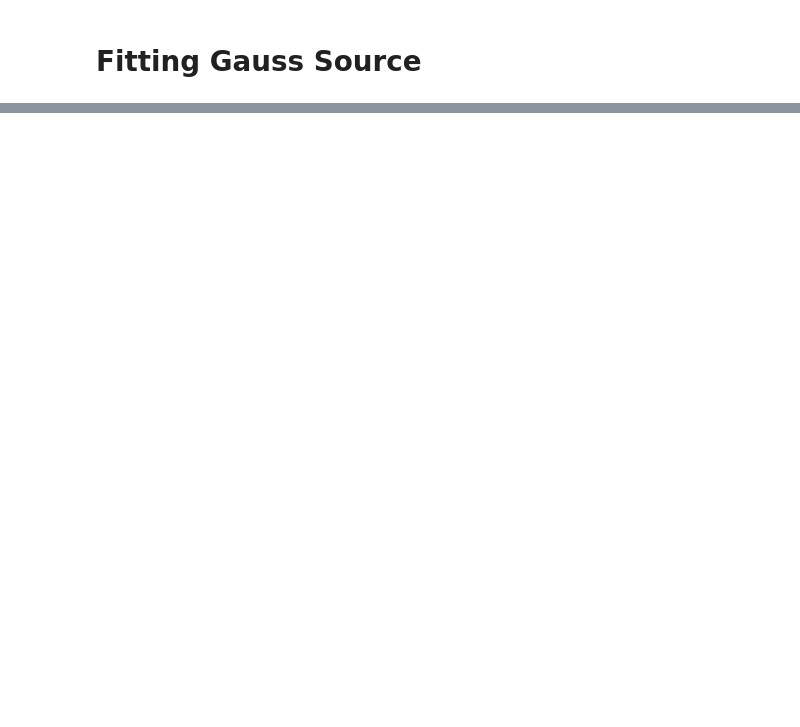
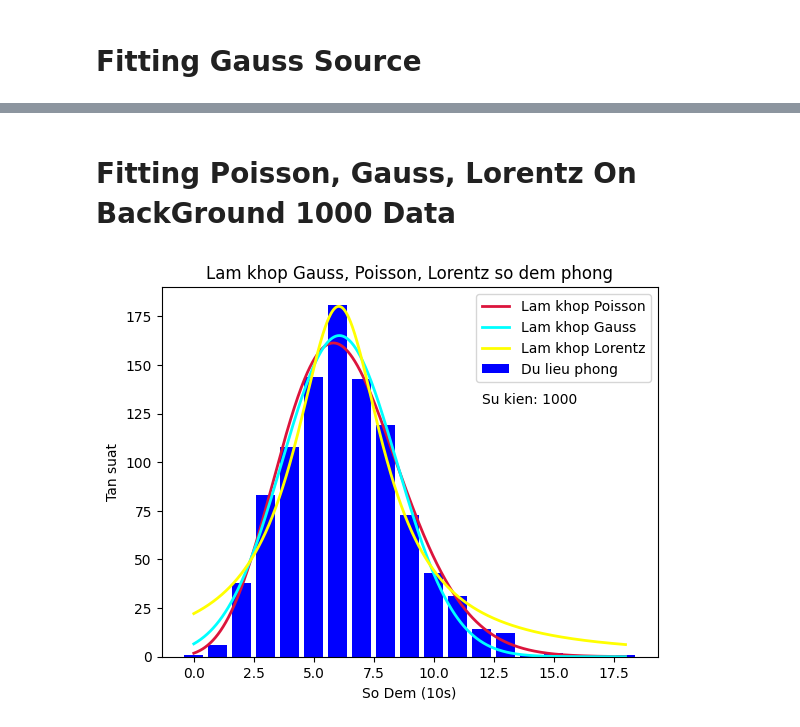
Before and after one commit to danganminh/BaiThucTapCuoi, a Jupyter notebook: analyze.ipynb, the cells around one changed output, grey strips where cells are left out. Cells and saved outputs as stored; diff of their text form; code cells hidden in the pictures; blank space fills up the shorter version.

```diff
--- a/analyze.ipynb
+++ b/analyze.ipynb
@@ -360,0 +443,39 @@ plt.legend();
+# %% [markdown]
+# Fitting Poisson, Gauss, Lorentz On BackGround 1000 Data
+# %%
+# Bar chart Source
+plt.bar(COUNT_BACKGROUND, FRE_BACKGROUND, color='blue', label="Du lieu phong")
+
+COUNT_BACKGROUND_SM = np.linspace(min(COUNT_BACKGROUND), max(COUNT_BACKGROUND), 1000)
+
+# POISSON
+# Add paramenters and R^2
+popt_poisson_bg1000, pcov_poisson_bg1000 = curve_fit(Poisson, COUNT_BACKGROUND, FRE_BACKGROUND)
+# Draw fitiing poisson to chart
+ym_po_bg_sm = Poisson(COUNT_BACKGROUND_SM, popt_poisson_bg1000[0], popt_poisson_bg1000[1])
+plt.plot(COUNT_BACKGROUND_SM, ym_po_bg_sm, color='crimson' ,linewidth=2, label='Lam khop Poisson')
+
+# GAUSS
+# Add paramenters and R^2
+popt_gauss_bg1000, pcov_gauss_bg1000 = curve_fit(Gauss, COUNT_BACKGROUND, FRE_BACKGROUND, p0=[1, mean_count_bg, standard_count_bg])
+# Draw fitiing gauss to chart
+ym_ga_bg_sm = Gauss(COUNT_BACKGROUND_SM, popt_gauss_bg1000[0], popt_gauss_bg1000[1], popt_gauss_bg1000[2])
+plt.plot(COUNT_BACKGROUND_SM, ym_ga_bg_sm, color='aqua' ,linewidth=2, label='Lam khop Gauss')
+
+# LORENTZ
+# Add paramenters and R^2
+popt_lorentz_bg1000, pcov_lorentz_bg1000 = curve_fit(Lorentz, COUNT_BACKGROUND, FRE_BACKGROUND)
+# Draw fitiing poisson to chart
+ym_lo_bg1000_sm = Lorentz(COUNT_BACKGROUND_SM, popt_lorentz_bg1000[0], popt_lorentz_bg1000[1], popt_lorentz_bg1000[2])
+plt.plot(COUNT_BACKGROUND_SM, ym_lo_bg1000_sm, color='yellow' ,linewidth=2, label='Lam khop Lorentz')
+
+plt.legend()
+plt.xlabel("So Dem (10s)")
+plt.ylabel("Tan suat")
+plt.title("Lam khop Gauss, Poisson, Lorentz so dem phong")
+
+plt.text(12, 130, "Su kien: " + str(sum(FRE_BACKGROUND)) )
+
+plt.savefig("image/3_FitBackGround_python.png", dpi=300)
+# %% [output]
+[figure, added]
```
Also changed, not shown: parts of 12 cells of this notebook, 5 other files.
